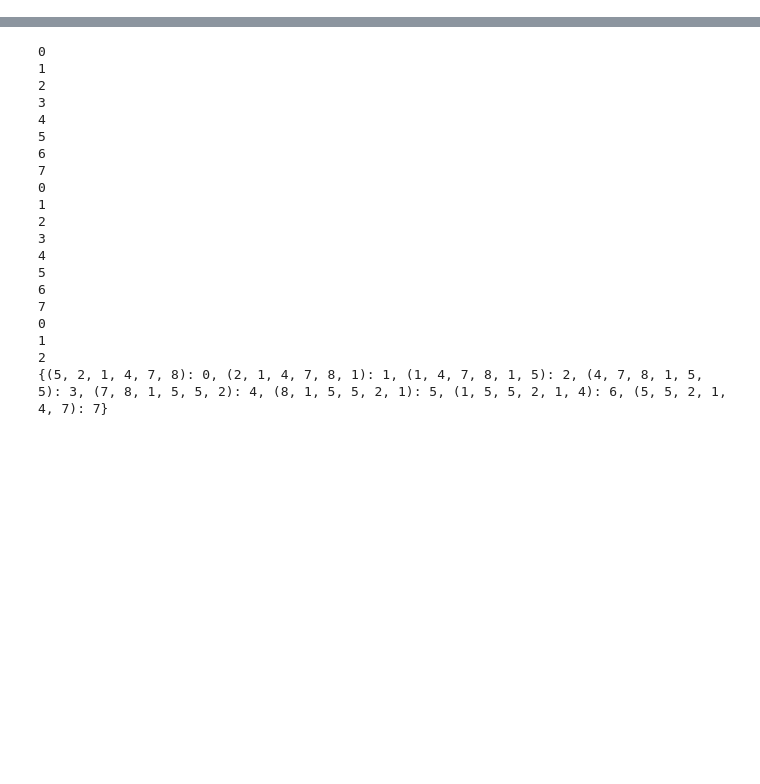
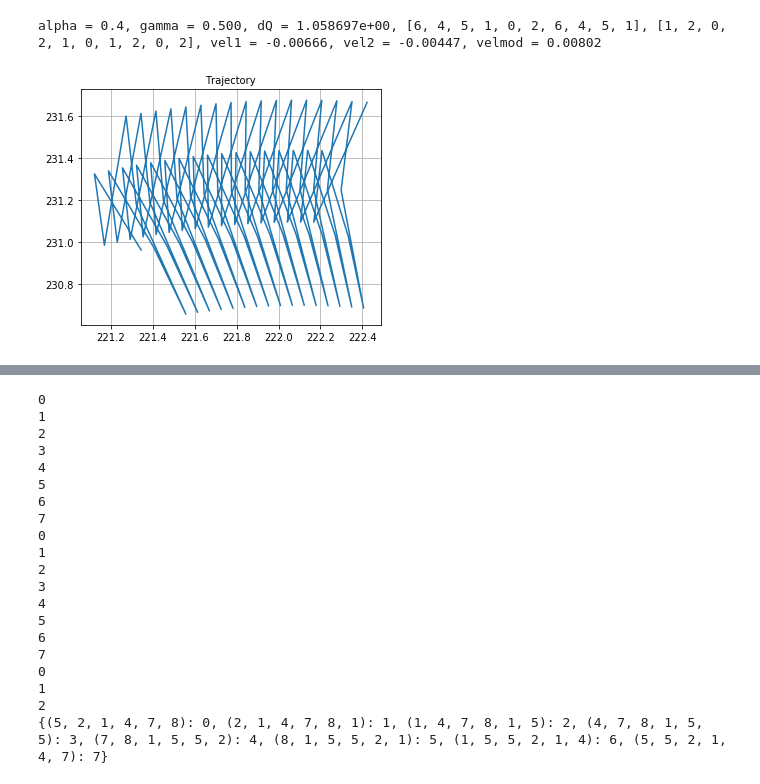
Before and after one commit to rfausas/QLswimmers, a Jupyter notebook: Estudo_Swimmer/QLAnalis_roberto.ipynb, the cells around one changed output, grey strips where cells are left out. Drawn from its saved outputs; the diff is of its cells as text; code cells hidden in the pictures; blank space fills up the shorter version.

```diff
--- a/Estudo_Swimmer/QLAnalis_roberto.ipynb
+++ b/Estudo_Swimmer/QLAnalis_roberto.ipynb
@@ -290,0 +295,21 @@ alpha = 0.9, gamma = 0.900, dQ = 2.161195e+00, [4, 6, 7, 3, 2, 0, 4, 6, 7, 3], [
+# %%
+alpha = 0.4
+gamma = 0.5
+
+MQL, DMQL = QL_steps_sb(s_batch,sn_batch,a_batch,r_batch,alpha,gamma,replay_step,nreplay)
+prev_state_dec  = s_batch[-1]
+slist, alist, vel1, vel2, xlist, ylist, thetalist = find_gait_sb(prev_state_dec, MQL)
+FDMQL = scipy.signal.savgol_filter(DMQL,15,0)
+print(f'alpha = {alpha}, gamma = {gamma:.3f}, dQ = {FDMQL[-1]:e}, {slist}, {alist}, vel1 = {vel1:.5f}, vel2 = {vel2:.5f}, velmod = {np.sqrt(vel1**2+vel2**2):.5f}')
+
+fig, axs = plt.subplots(1, 1)
+axs.plot(xlist[90:-1], ylist[90:-1])
+axs.set_aspect('equal', 'box')
+axs.grid()
+#axs.set(xlim=(210, 240), ylim=(210, 240))
+axs.set_title('Trajectory', fontsize=10)
+fig.tight_layout()
+plt.show()
+# %% [output]
+alpha = 0.4, gamma = 0.500, dQ = 1.058697e+00, [6, 4, 5, 1, 0, 2, 6, 4, 5, 1], [1, 2, 0, 2, 1, 0, 1, 2, 0, 2], vel1 = -0.00666, vel2 = -0.00447, velmod = 0.00802
+[figure, added]
```
Also changed, not shown: parts of 6 cells of this notebook, 3 other files.
